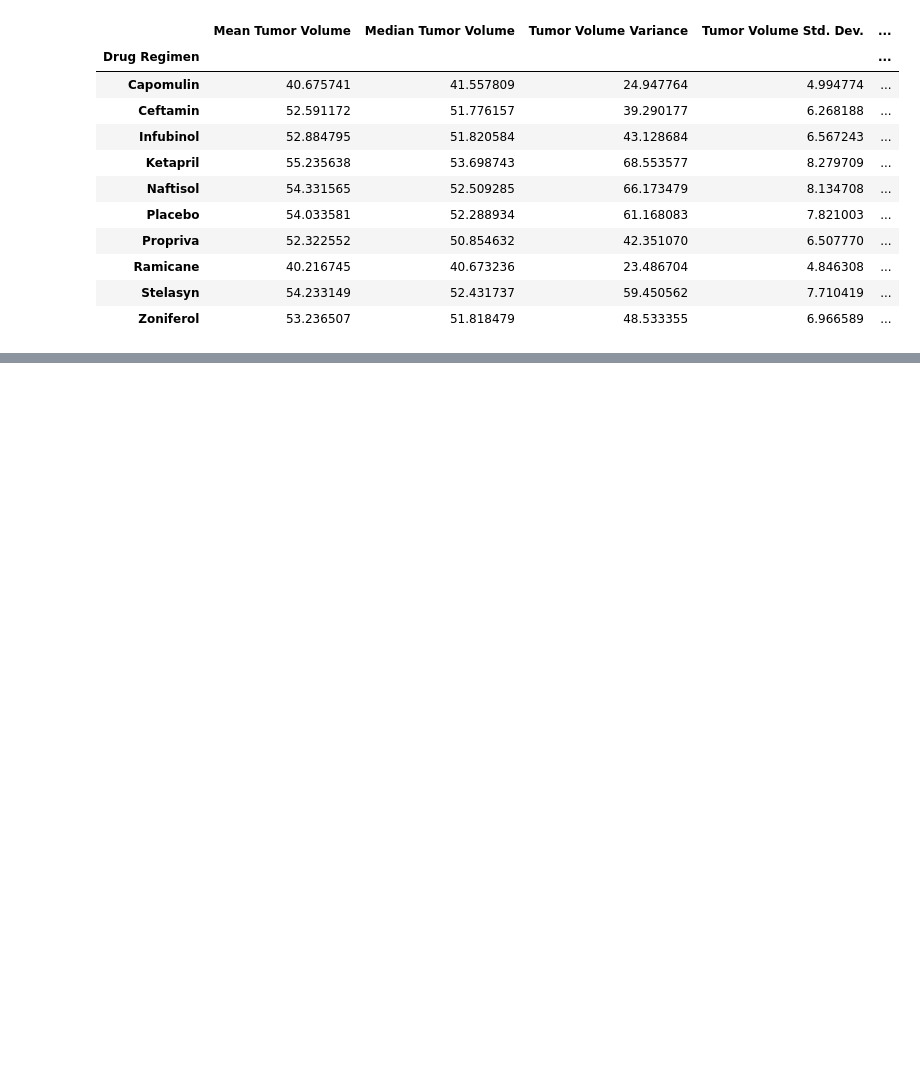
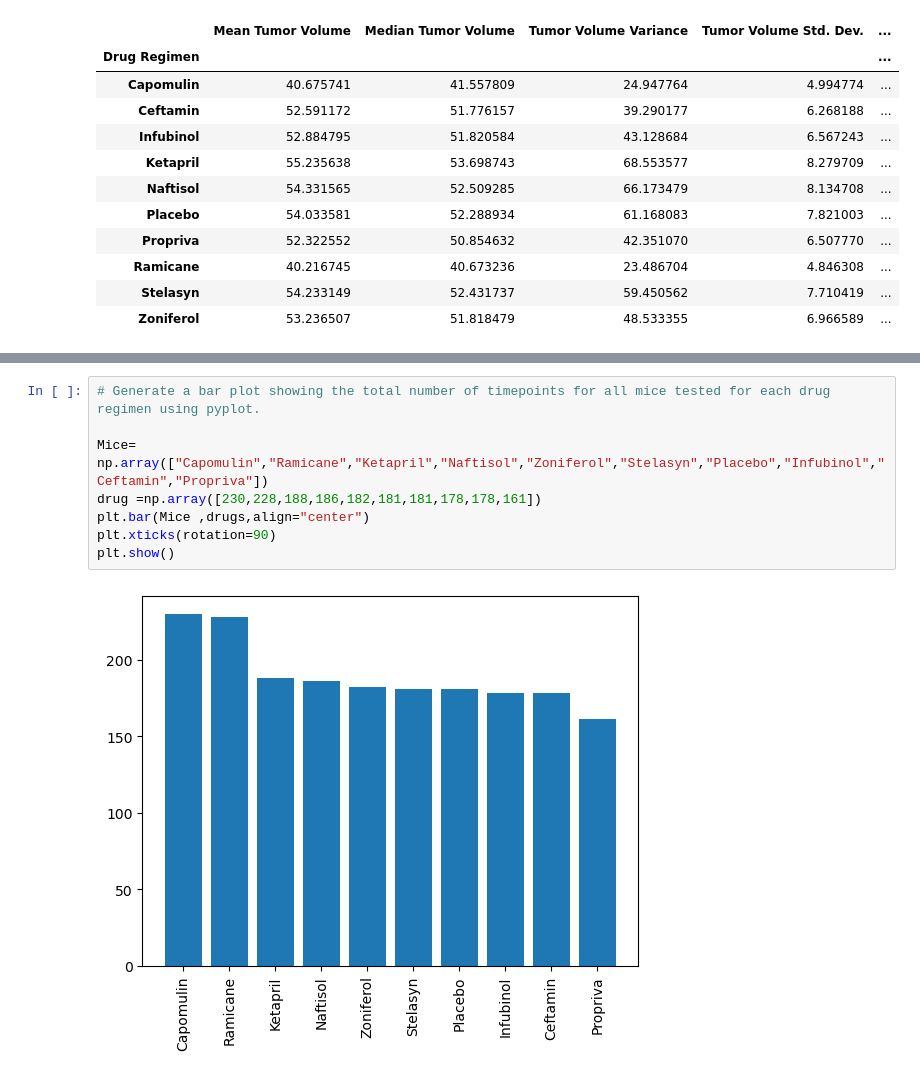
Before and after one commit to keshakp2023/Pymaceuticals-Challenge-5, a Jupyter notebook: Pymaceuticals_5.ipynb, the cells around one changed output, grey strips where cells are left out. Drawn from its saved outputs; the diff is of its cells as text; blank space fills up the shorter version.

```diff
--- a/Pymaceuticals_5.ipynb
+++ b/Pymaceuticals_5.ipynb
@@ -136,0 +171,10 @@ Data_aggregation
+# %%
+# Generate a bar plot showing the total number of timepoints for all mice tested for each drug regimen using pyplot.
+
+Mice= np.array(["Capomulin","Ramicane","Ketapril","Naftisol","Zoniferol","Stelasyn","Placebo","Infubinol","Ceftamin","Propriva"])
+drug =np.array([230,228,188,186,182,181,181,178,178,161])
+plt.bar(Mice ,drugs,align="center")
+plt.xticks(rotation=90)
+plt.show()
+# %% [output]
+[figure, added]
```
Also changed, not shown: parts of 19 cells of this notebook, 4 other files.
